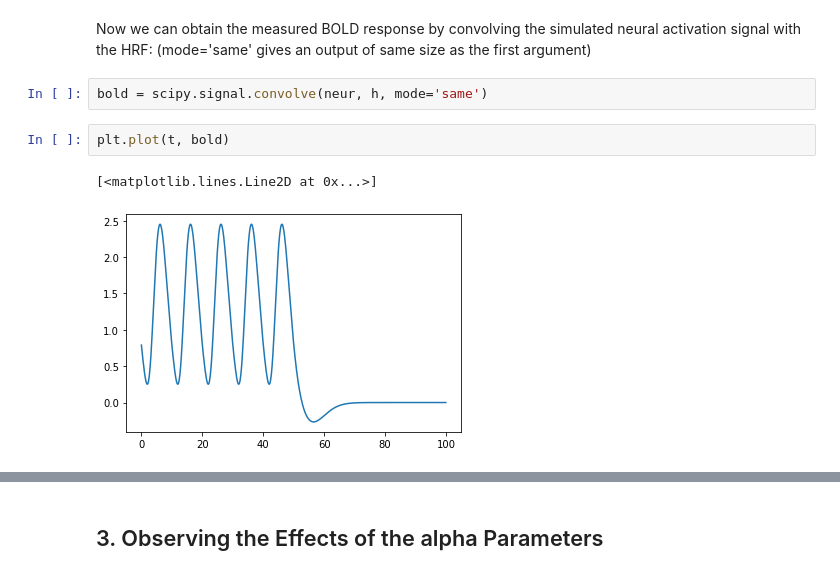
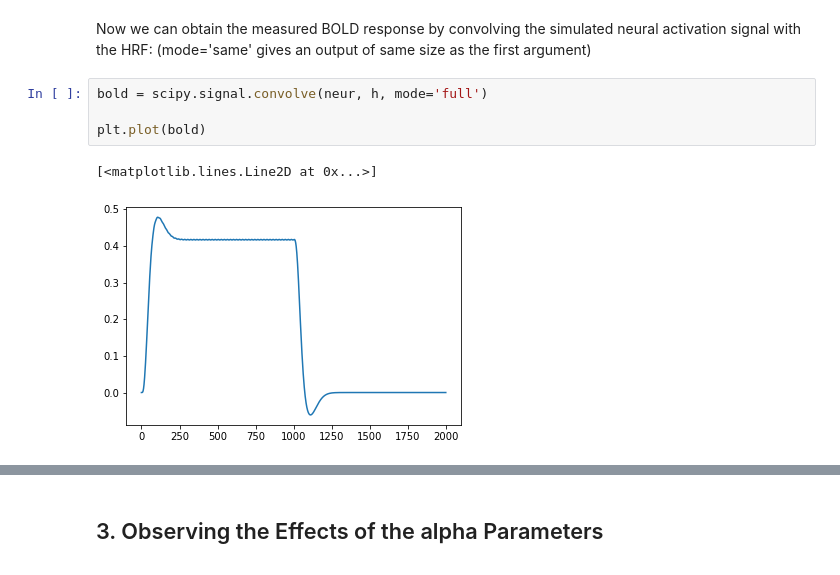
Before and after one commit to mrighi/NSSP-Miniprojects, a Jupyter notebook: Miniproject 1/Miniproject_1_G.ipynb, the cells around one changed output, grey strips where cells are left out. Saved outputs shown, nothing was run; the diff lists cells and outputs as text.

```diff
--- a/Miniproject 1/Miniproject_1_G.ipynb
+++ b/Miniproject 1/Miniproject_1_G.ipynb
@@ -54,9 +60,9 @@ Note: per the documentation for the Gamma function (https://docs.scipy.org/doc/s
 # %% [markdown]
 Now we can obtain the measured BOLD response by convolving the simulated neural activation signal with the HRF: (mode='same' gives an output of same size as the first argument)
 # %%
-bold = scipy.signal.convolve(neur, h, mode='same')
+bold = scipy.signal.convolve(neur, h, mode='full')
+
+plt.plot(bold)
+# %% [output]
+[<matplotlib.lines.Line2D at 0x...>]
+[figure, added]
-# %%
-plt.plot(t, bold)
-# %% [output]
-[<matplotlib.lines.Line2D at 0x...>]
-[figure, removed]
```
Also changed, not shown: parts of 25 cells of this notebook.
